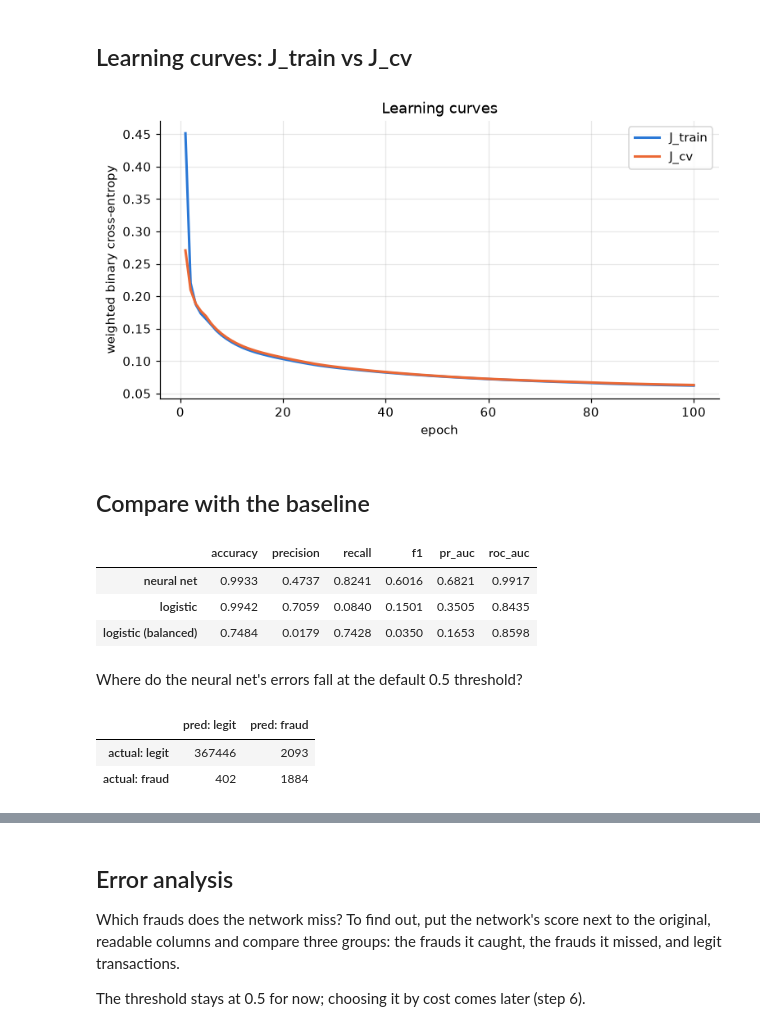
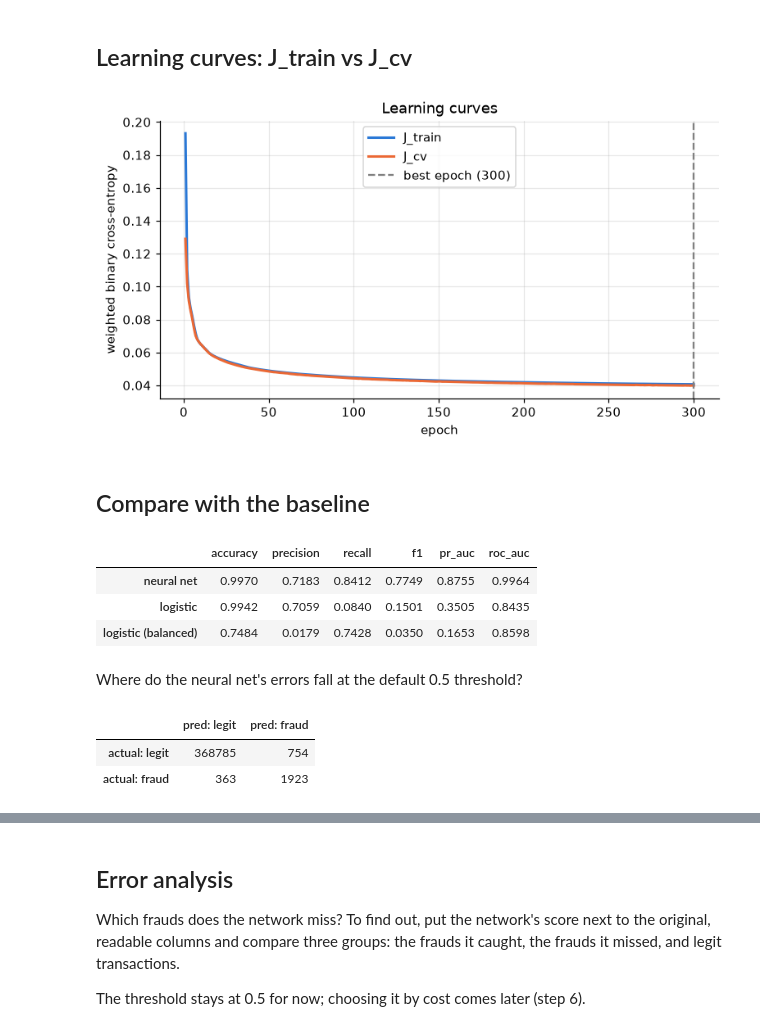
Before and after one commit to felipersas/fraud-detection, a Jupyter notebook: notebooks/03_neural_network.ipynb, the cells around one changed output, grey strips where cells are left out. Saved outputs shown, nothing was run; the diff lists cells and outputs as text; code cells hidden in the pictures.

```diff
--- a/notebooks/03_neural_network.ipynb
+++ b/notebooks/03_neural_network.ipynb
@@ -129,0 +106,18 @@ Epoch 15/100
+# %%
+FRAUD_WEIGHT = 10     # best PR-AUC in the weight search
+LEARNING_RATE = 1e-3  # best PR-AUC in the training search
+MAX_EPOCHS = 300
+PATIENCE = 10         # epochs without J_cv improvement before stopping
+SEED = 0              # fixes the random starting weights, so the run is repeatable
+
+model, history = train_neural_net(
+    X_train, y_train, X_cv, y_cv,
+    fraud_weight=FRAUD_WEIGHT,
+    learning_rate=LEARNING_RATE,
+    max_epochs=MAX_EPOCHS,
+    patience=PATIENCE,
+    seed=SEED,
+)
+best_epoch = int(np.argmin(history.history["val_loss"])) + 1
+print(f"Trained for {len(history.history['val_loss'])} epochs; best epoch: {best_epoch}")
+model.summary()
@@ -132,18 +142,19 @@ Epoch 15/100
 # %%
 train_loss = history.history["loss"]
 cv_loss = history.history["val_loss"]
 epochs = range(1, len(train_loss) + 1)
 
 fig, ax = plt.subplots(figsize=(8, 4))
 ax.plot(epochs, train_loss, lw=2, label="J_train")
 ax.plot(epochs, cv_loss, lw=2, label="J_cv")
+ax.axvline(best_epoch, ls="--", c="gray", label=f"best epoch ({best_epoch})")
 ax.set_xlabel("epoch")
 ax.set_ylabel("weighted binary cross-entropy")
 ax.set_title("Learning curves")
 ax.legend()
 fig.savefig(FIGURES / "nn_learning_curves.png", bbox_inches="tight")
 # %% [output]
-[figure, old version]
+[figure, new version]
 # %% [markdown]
 ## Compare with the baseline
 # %%
@@ -159,7 +170,7 @@ probs["neural net"] = model.predict(X_cv, verbose=0).ravel()
 results_table({name: evaluate(y_cv, p) for name, p in probs.items()})
 # %% [output]
 |  | accuracy | precision | recall | f1 | pr_auc | roc_auc |
-| neural net | 0.9933 | 0.4737 | 0.8241 | 0.6016 | 0.6821 | 0.9917 |
+| neural net | 0.9970 | 0.7183 | 0.8412 | 0.7749 | 0.8755 | 0.9964 |
 | logistic | 0.9942 | 0.7059 | 0.0840 | 0.1501 | 0.3505 | 0.8435 |
 | logistic (balanced) | 0.7484 | 0.0179 | 0.7428 | 0.0350 | 0.1653 | 0.8598 |
 # %% [markdown]
@@ -168,8 +179,8 @@ Where do the neural net's errors fall at the default 0.5 threshold?
 confusion(y_cv, probs["neural net"])
 # %% [output]
 |  | pred: legit | pred: fraud |
-| actual: legit | 367446 | 2093 |
-| actual: fraud | 402 | 1884 |
+| actual: legit | 368785 | 754 |
+| actual: fraud | 363 | 1923 |
 # %%
 ax = plot_pr_curves(y_cv, probs)
 ax.figure.savefig(FIGURES / "pr_curve_comparison.png", bbox_inches="tight")
```
Also changed, not shown: parts of 17 cells of this notebook, 6 other files.
